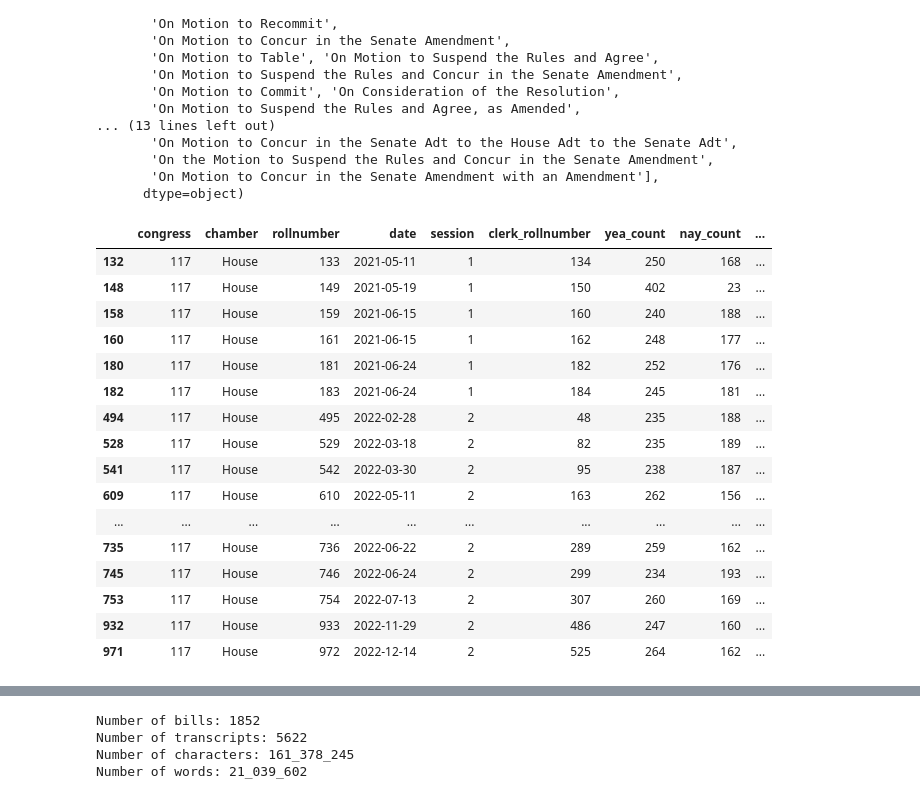
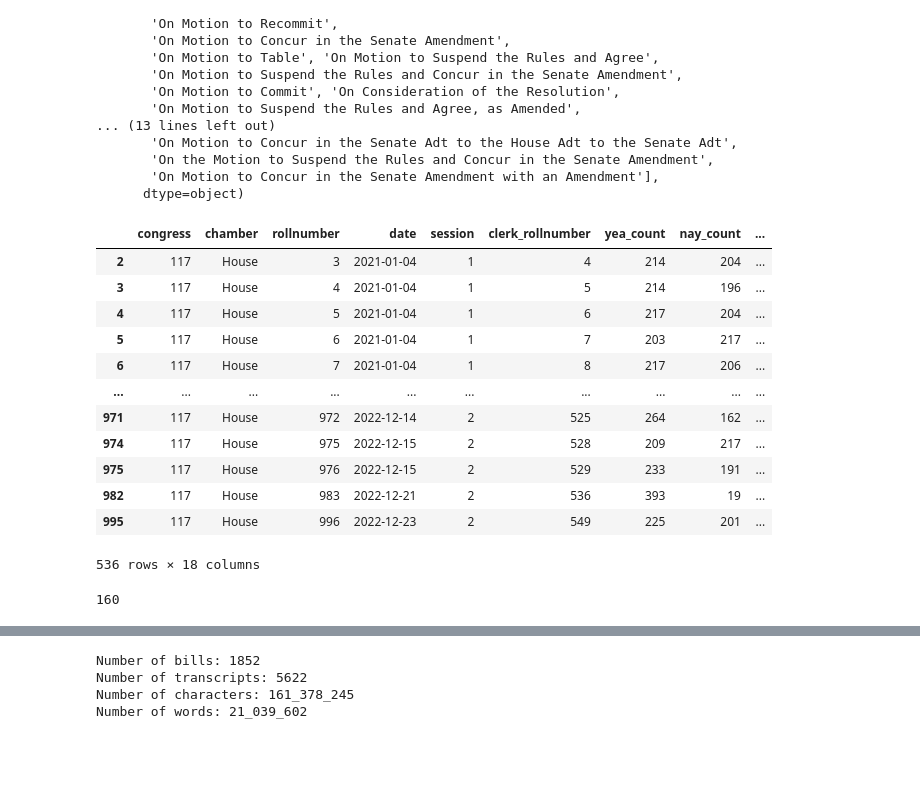
Before and after one commit to Timevdo/CS505-Final-Project, a Jupyter notebook: workbook_transcript.ipynb, the cells around one changed output, grey strips where cells are left out. Cells and saved outputs as stored; diff of their text form; code cells hidden in the pictures; blank space fills up the shorter version.

```diff
--- a/workbook_transcript.ipynb
+++ b/workbook_transcript.ipynb
@@ -73,35 +73,38 @@ array(['Election of the Speaker', 'On Agreeing to the Resolution',
        'On Motion to Concur in the Senate Amendment with an Amendment'],
       dtype=object)
 # %%
-only_final_votes = rolldf[rolldf['vote_question'].str.contains('pass', case=False)]
+#only_final_votes = rolldf[rolldf['vote_question'].str.contains('pass', case=False)]
+only_final_votes = rolldf #this is hacky as hell but whatever
 
 # show average number of votes on each bill. Eg how many rows are there for each bill?
 only_final_votes.groupby('bill_number').count()['rollnumber'].mean()
 
 # show bills w at least 2 rows
 has_many = only_final_votes.groupby('bill_number').count()['rollnumber'] > 1
 has_many[has_many].index
 
 # show those rows in the original dataframe
 rolldf[rolldf['bill_number'].isin(has_many[has_many].index)]
 # %% [output]
 |  | congress | chamber | rollnumber | date | session | clerk_rollnumber | yea_count | nay_count | ... |
-| 132 | 117 | House | 133 | 2021-05-11 | 1 | 134 | 250 | 168 | ... |
-| 148 | 117 | House | 149 | 2021-05-19 | 1 | 150 | 402 | 23 | ... |
-| 158 | 117 | House | 159 | 2021-06-15 | 1 | 160 | 240 | 188 | ... |
-| 160 | 117 | House | 161 | 2021-06-15 | 1 | 162 | 248 | 177 | ... |
-| 180 | 117 | House | 181 | 2021-06-24 | 1 | 182 | 252 | 176 | ... |
-| 182 | 117 | House | 183 | 2021-06-24 | 1 | 184 | 245 | 181 | ... |
-| 494 | 117 | House | 495 | 2022-02-28 | 2 | 48 | 235 | 188 | ... |
-| 528 | 117 | House | 529 | 2022-03-18 | 2 | 82 | 235 | 189 | ... |
-| 541 | 117 | House | 542 | 2022-03-30 | 2 | 95 | 238 | 187 | ... |
-| 609 | 117 | House | 610 | 2022-05-11 | 2 | 163 | 262 | 156 | ... |
+| 2 | 117 | House | 3 | 2021-01-04 | 1 | 4 | 214 | 204 | ... |
+| 3 | 117 | House | 4 | 2021-01-04 | 1 | 5 | 214 | 196 | ... |
+| 4 | 117 | House | 5 | 2021-01-04 | 1 | 6 | 217 | 204 | ... |
+| 5 | 117 | House | 6 | 2021-01-04 | 1 | 7 | 203 | 217 | ... |
+| 6 | 117 | House | 7 | 2021-01-04 | 1 | 8 | 217 | 206 | ... |
 | ... | ... | ... | ... | ... | ... | ... | ... | ... | ... |
-| 735 | 117 | House | 736 | 2022-06-22 | 2 | 289 | 259 | 162 | ... |
-| 745 | 117 | House | 746 | 2022-06-24 | 2 | 299 | 234 | 193 | ... |
-| 753 | 117 | House | 754 | 2022-07-13 | 2 | 307 | 260 | 169 | ... |
-| 932 | 117 | House | 933 | 2022-11-29 | 2 | 486 | 247 | 160 | ... |
 | 971 | 117 | House | 972 | 2022-12-14 | 2 | 525 | 264 | 162 | ... |
+| 974 | 117 | House | 975 | 2022-12-15 | 2 | 528 | 209 | 217 | ... |
+| 975 | 117 | House | 976 | 2022-12-15 | 2 | 529 | 233 | 191 | ... |
+| 982 | 117 | House | 983 | 2022-12-21 | 2 | 536 | 393 | 19 | ... |
+| 995 | 117 | House | 996 | 2022-12-23 | 2 | 549 | 225 | 201 | ... |
+536 rows × 18 columns
+# %%
+from collections import Counter
+c = Counter(only_final_votes['vote_result'])
+c['Failed']
+# %% [output]
+160
 # %%
 # create a new dataframe only_final_votes_limited that only has one row per bill. If a bill has multiple rows, keep the last one.
 
```
Also changed, not shown: parts of 8 cells of this notebook, 1 other file.
